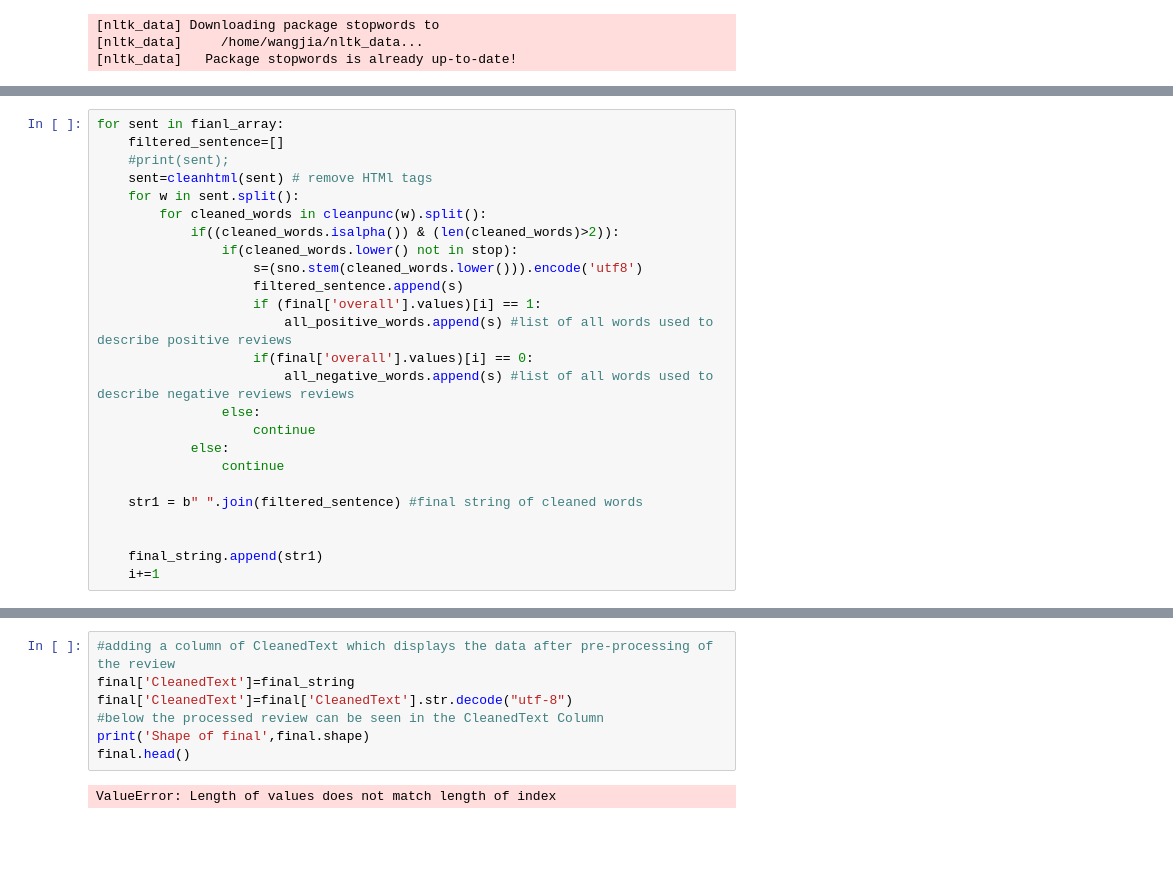
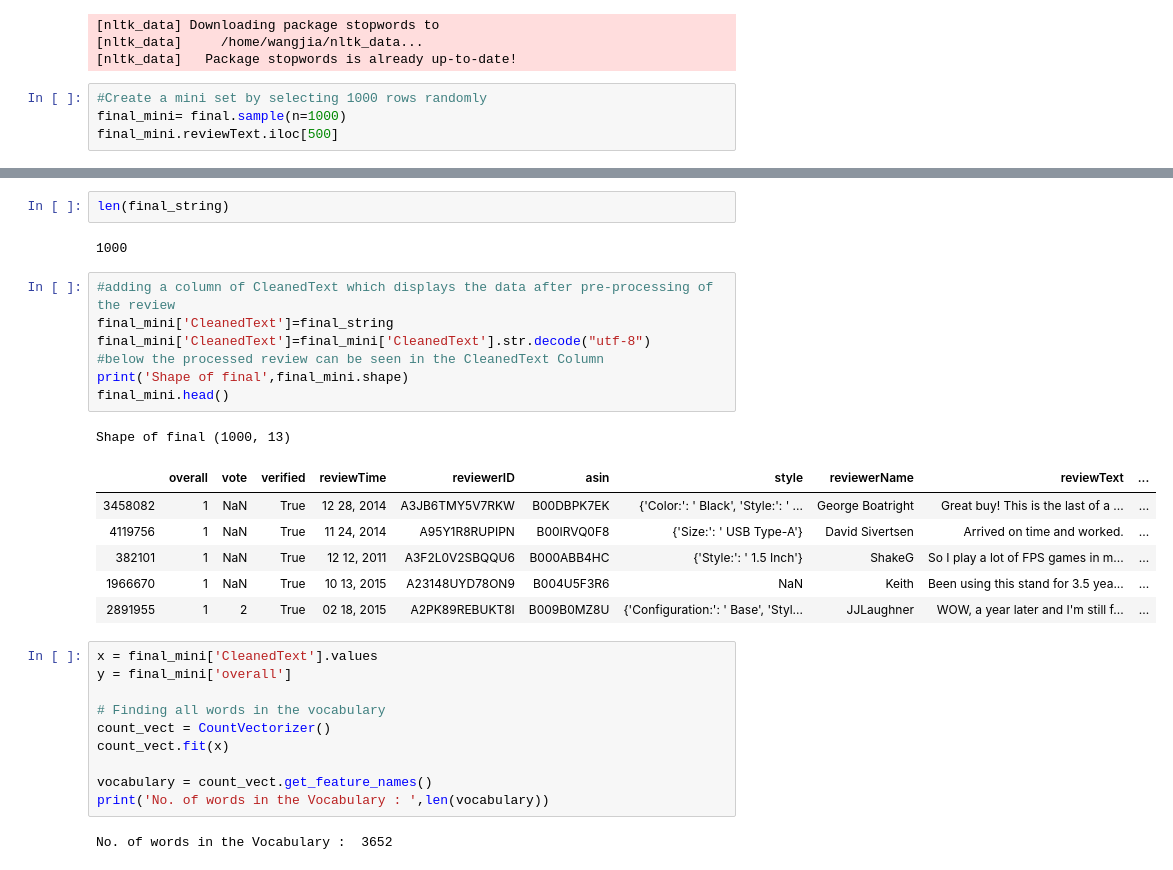
Before and after one commit to JoannaWangBK/datasci-w266-finalProject, a Jupyter notebook: Untitled.ipynb, the cells around one changed output, grey strips where cells are left out. Saved outputs shown, nothing was run; the diff lists cells and outputs as text; blank space fills up the shorter version.

Commit message:
fixing error

```diff
--- a/Untitled.ipynb
+++ b/Untitled.ipynb
@@ -174,3 +174,7 @@ def cleanpunc(sentence):
 [nltk_data] Downloading package stopwords to
 [nltk_data]     /home/wangjia/nltk_data...
 [nltk_data]   Package stopwords is already up-to-date!
+# %%
+#Create a mini set by selecting 1000 rows randomly
+final_mini= final.sample(n=1000)
+final_mini.reviewText.iloc[500]
@@ -191,25 +217,0 @@ fianl_array[3]
-# %%
-for sent in fianl_array:
-    filtered_sentence=[]
-    #print(sent);
-    sent=cleanhtml(sent) # remove HTMl tags
-    for w in sent.split():
-        for cleaned_words in cleanpunc(w).split():
-            if((cleaned_words.isalpha()) & (len(cleaned_words)>2)):
-                if(cleaned_words.lower() not in stop):
-                    s=(sno.stem(cleaned_words.lower())).encode('utf8')
-                    filtered_sentence.append(s)
-                    if (final['overall'].values)[i] == 1:
-                        all_positive_words.append(s) #list of all words used to describe positive reviews
-                    if(final['overall'].values)[i] == 0:
-                        all_negative_words.append(s) #list of all words used to describe negative reviews reviews
-                else:
-                    continue
-            else:
-                continue
-
-    str1 = b" ".join(filtered_sentence) #final string of cleaned words
-
-
-    final_string.append(str1)
-    i+=1
@@ -229,9 +218,31 @@ final_string
+# %%
+len(final_string)
+# %% [output]
+1000
 # %%
 #adding a column of CleanedText which displays the data after pre-processing of the review
-final['CleanedText']=final_string
-final['CleanedText']=final['CleanedText'].str.decode("utf-8")
+final_mini['CleanedText']=final_string
+final_mini['CleanedText']=final_mini['CleanedText'].str.decode("utf-8")
 #below the processed review can be seen in the CleanedText Column
-print('Shape of final',final.shape)
-final.head()
+print('Shape of final',final_mini.shape)
+final_mini.head()
 # %% [output]
-ValueError: Length of values does not match length of index
+Shape of final (1000, 13)
+|  | overall | vote | verified | reviewTime | reviewerID | asin | style | reviewerName | reviewText | ... |
+| 3458082 | 1 | NaN | True | 12 28, 2014 | A3JB6TMY5V7RKW | B00DBPK7EK | {'Color:': ' Black', 'Style:': ' ... | George Boatright | Great buy! This is the last of a ... | ... |
+| 4119756 | 1 | NaN | True | 11 24, 2014 | A95Y1R8RUPIPN | B00IRVQ0F8 | {'Size:': ' USB Type-A'} | David Sivertsen | Arrived on time and worked. | ... |
+| 382101 | 1 | NaN | True | 12 12, 2011 | A3F2L0V2SBQQU6 | B000ABB4HC | {'Style:': ' 1.5 Inch'} | ShakeG | So I play a lot of FPS games in m... | ... |
+| 1966670 | 1 | NaN | True | 10 13, 2015 | A23148UYD78ON9 | B004U5F3R6 | NaN | Keith | Been using this stand for 3.5 yea... | ... |
+| 2891955 | 1 | 2 | True | 02 18, 2015 | A2PK89REBUKT8I | B009B0MZ8U | {'Configuration:': ' Base', 'Styl... | JJLaughner | WOW, a year later and I'm still f... | ... |
+# %%
+x = final_mini['CleanedText'].values
+y = final_mini['overall']
+
+# Finding all words in the vocabulary
+count_vect = CountVectorizer()
+count_vect.fit(x)
+
+vocabulary = count_vect.get_feature_names()
+print('No. of words in the Vocabulary : ',len(vocabulary))
+# %% [output]
+No. of words in the Vocabulary :  3652
```
Also changed, not shown: parts of 14 cells of this notebook.
